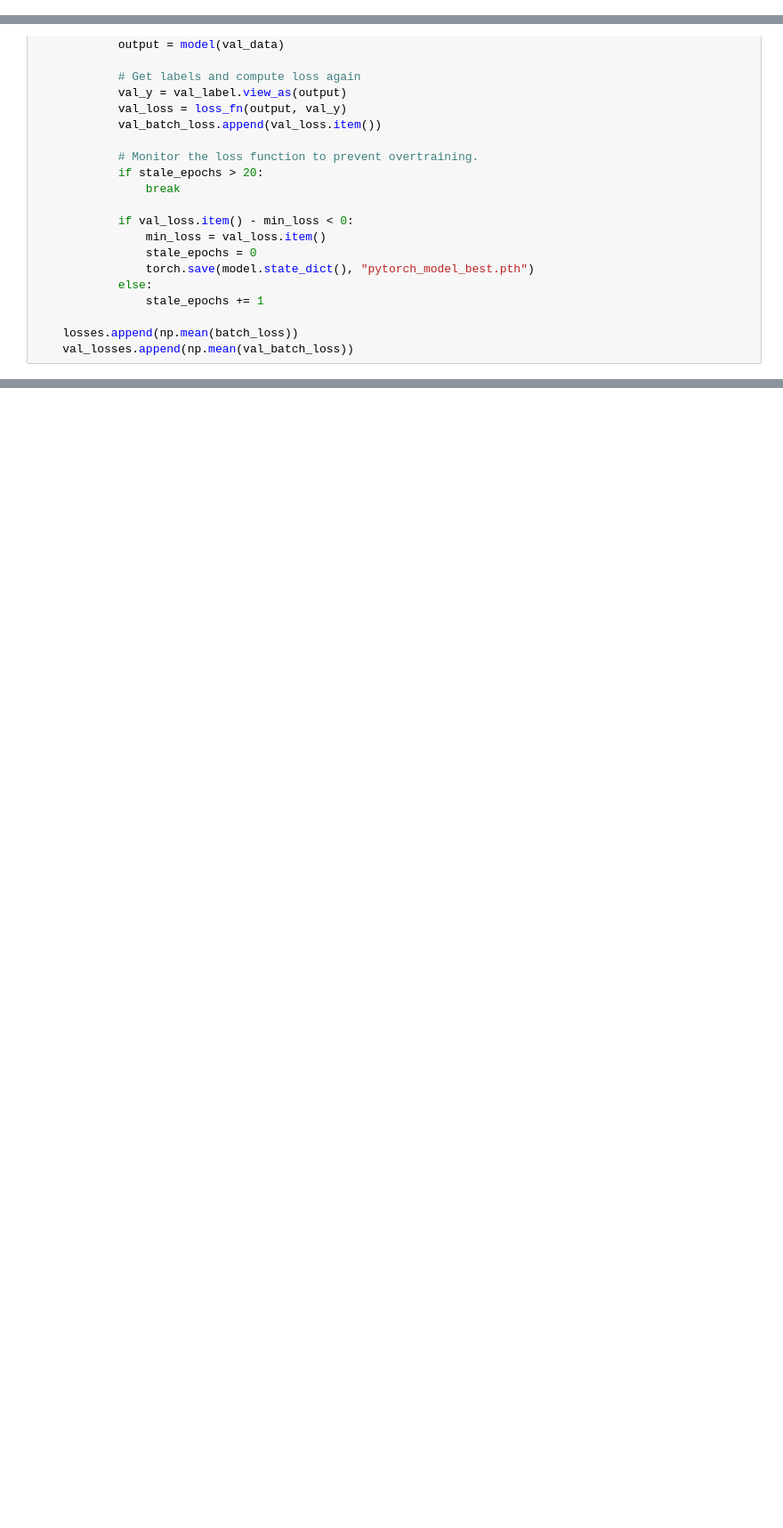
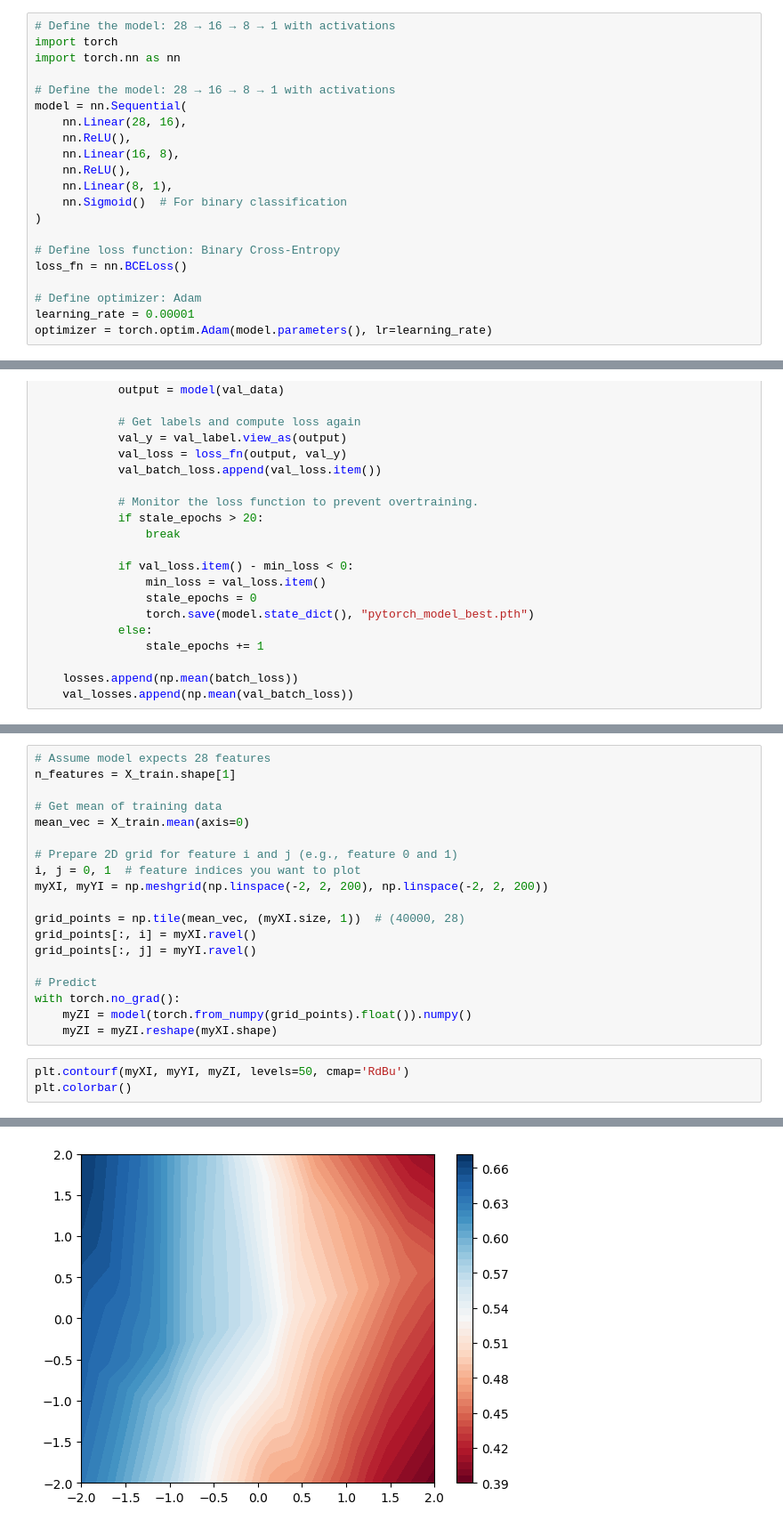
Before and after one commit to Neo-Julio/ml4HepNotebook, a Jupyter notebook: 7_ML_competitionGiulio.ipynb, the cells around one changed output, grey strips where cells are left out. Shown: that part at 89% size. Cells and saved outputs as stored; diff of their text form; blank space fills up the shorter version.

```diff
--- a/7_ML_competitionGiulio.ipynb
+++ b/7_ML_competitionGiulio.ipynb
@@ -128,3 +132,24 @@ optimizer = torch.optim.Adam(model.parameters(), lr=learning_rate)
+# %%
+# Define the model: 28 → 16 → 8 → 1 with activations
+import torch
+import torch.nn as nn
+
+# Define the model: 28 → 16 → 8 → 1 with activations
+model = nn.Sequential(
+    nn.Linear(28, 16),
+    nn.ReLU(),
+    nn.Linear(16, 8),
+    nn.ReLU(),
+    nn.Linear(8, 1),
+    nn.Sigmoid()  # For binary classification
+)
+
+# Define loss function: Binary Cross-Entropy
+loss_fn = nn.BCELoss()
+
+# Define optimizer: Adam
+learning_rate = 0.00001
+optimizer = torch.optim.Adam(model.parameters(), lr=learning_rate)
 # %%
 # Get validation data ready
 val_data = torch.from_numpy(X_val).float()
@@ -202,0 +262,23 @@ for t in tqdm(range(500)):
+# %%
+# Assume model expects 28 features
+n_features = X_train.shape[1]
+
+# Get mean of training data
+mean_vec = X_train.mean(axis=0)
+
+# Prepare 2D grid for feature i and j (e.g., feature 0 and 1)
+i, j = 0, 1  # feature indices you want to plot
+myXI, myYI = np.meshgrid(np.linspace(-2, 2, 200), np.linspace(-2, 2, 200))
+
+grid_points = np.tile(mean_vec, (myXI.size, 1))  # (40000, 28)
+grid_points[:, i] = myXI.ravel()
+grid_points[:, j] = myYI.ravel()
+
+# Predict
+with torch.no_grad():
+    myZI = model(torch.from_numpy(grid_points).float()).numpy()
+    myZI = myZI.reshape(myXI.shape)
+# %%
+plt.contourf(myXI, myYI, myZI, levels=50, cmap='RdBu')
+plt.colorbar()
+# %% [output]
@@ -202,0 +286 @@ for t in tqdm(range(500)):
+[figure, added]
```
Also changed, not shown: parts of 4 cells of this notebook.
